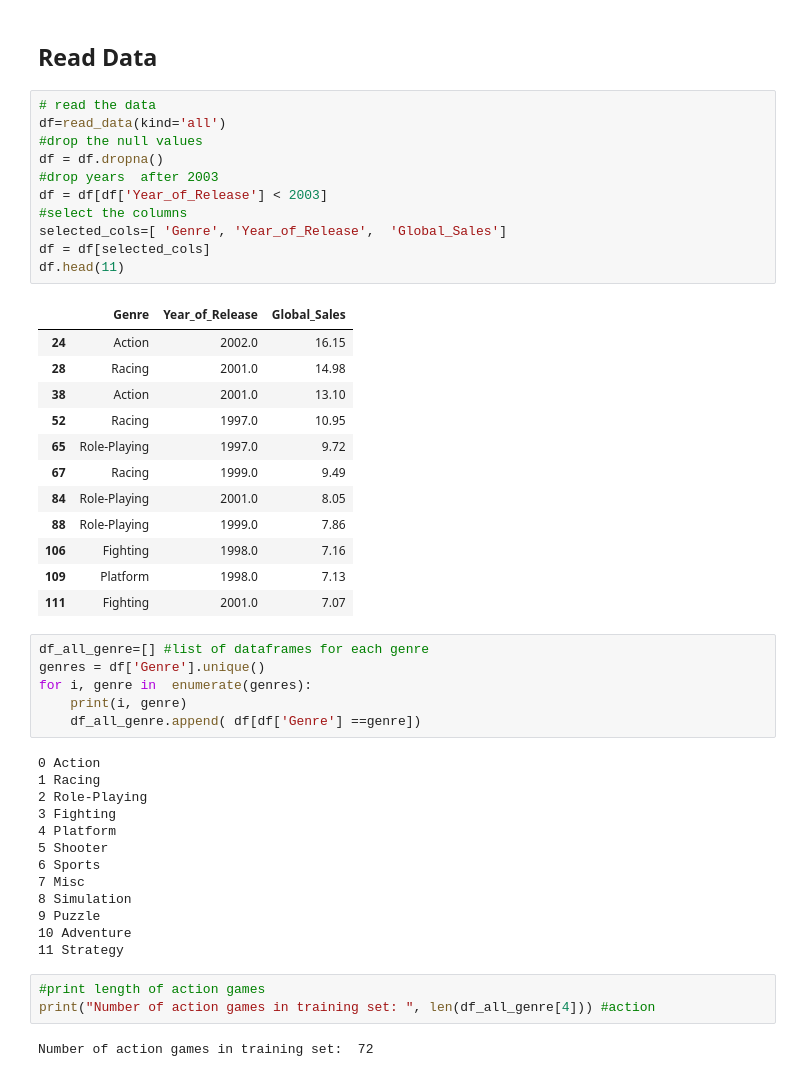
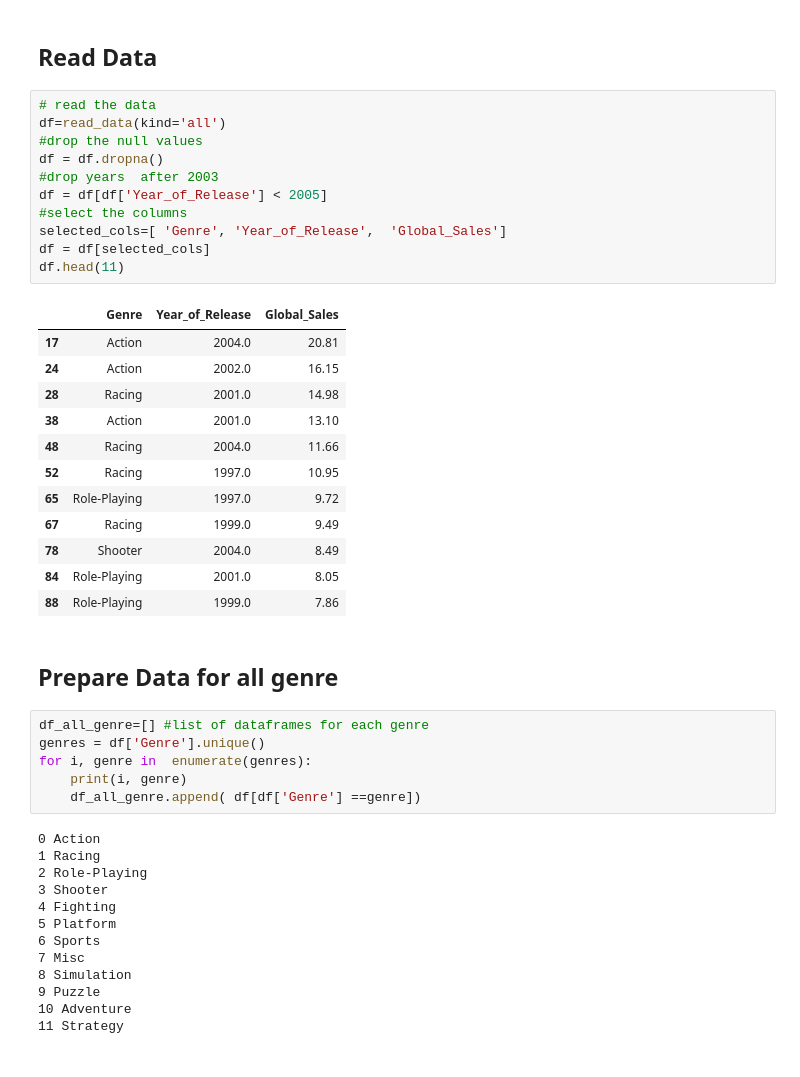
Before and after one commit to GhiathAjam/Analysis-of-Video-Games-Sales, a Jupyter notebook: Analysis/PredictiveQuestions/Q2.ipynb, the cells around one changed output. Cells and saved outputs as stored; diff of their text form.

```diff
--- a/Analysis/PredictiveQuestions/Q2.ipynb
+++ b/Analysis/PredictiveQuestions/Q2.ipynb
@@ -18,27 +20,29 @@ import numpy as np
 # %%
 # read the data
 df=read_data(kind='all')
 #drop the null values
 df = df.dropna()
 #drop years  after 2003
-df = df[df['Year_of_Release'] < 2003]
+df = df[df['Year_of_Release'] < 2005]
 #select the columns
 selected_cols=[ 'Genre', 'Year_of_Release',  'Global_Sales']
 df = df[selected_cols]
 df.head(11)
 # %% [output]
 |  | Genre | Year_of_Release | Global_Sales |
+| 17 | Action | 2004.0 | 20.81 |
 | 24 | Action | 2002.0 | 16.15 |
 | 28 | Racing | 2001.0 | 14.98 |
 | 38 | Action | 2001.0 | 13.10 |
+| 48 | Racing | 2004.0 | 11.66 |
 | 52 | Racing | 1997.0 | 10.95 |
 | 65 | Role-Playing | 1997.0 | 9.72 |
 | 67 | Racing | 1999.0 | 9.49 |
+| 78 | Shooter | 2004.0 | 8.49 |
 | 84 | Role-Playing | 2001.0 | 8.05 |
 | 88 | Role-Playing | 1999.0 | 7.86 |
-| 106 | Fighting | 1998.0 | 7.16 |
-| 109 | Platform | 1998.0 | 7.13 |
-| 111 | Fighting | 2001.0 | 7.07 |
+# %% [markdown]
+## Prepare Data for all genre
 # %%
 df_all_genre=[] #list of dataframes for each genre
 genres = df['Genre'].unique()
@@ -49,20 +53,15 @@ for i, genre in  enumerate(genres):
 0 Action
 1 Racing
 2 Role-Playing
-3 Fighting
-4 Platform
-5 Shooter
+3 Shooter
+4 Fighting
+5 Platform
 6 Sports
 7 Misc
 8 Simulation
 9 Puzzle
 10 Adventure
 11 Strategy
-# %%
-#print length of action games
-print("Number of action games in training set: ", len(df_all_genre[4])) #action
-# %% [output]
-Number of action games in training set:  72
 # %%
 df[df['Genre'] == 'Action'].head()
 # %% [output]
```
Also changed, not shown: parts of 13 cells of this notebook.
